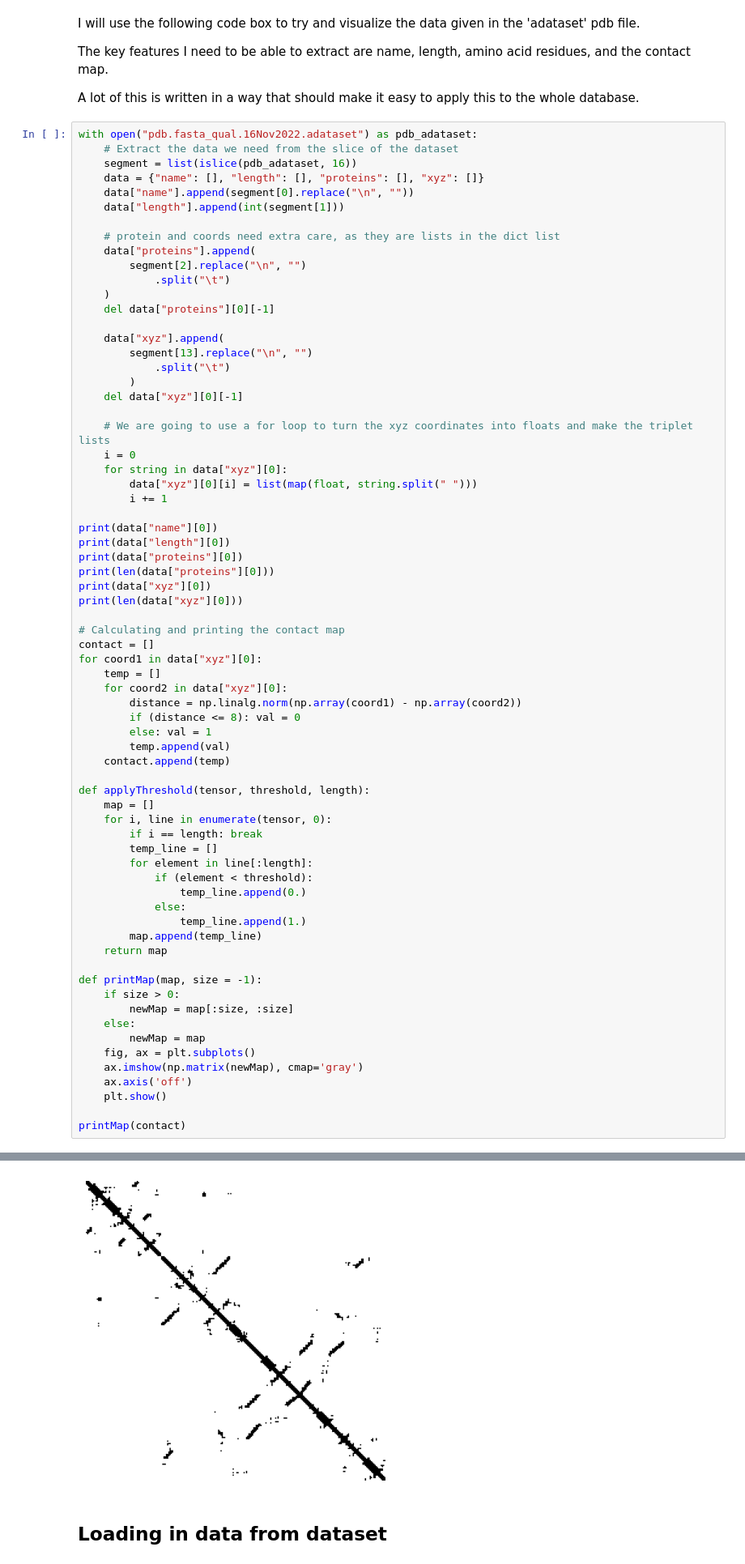
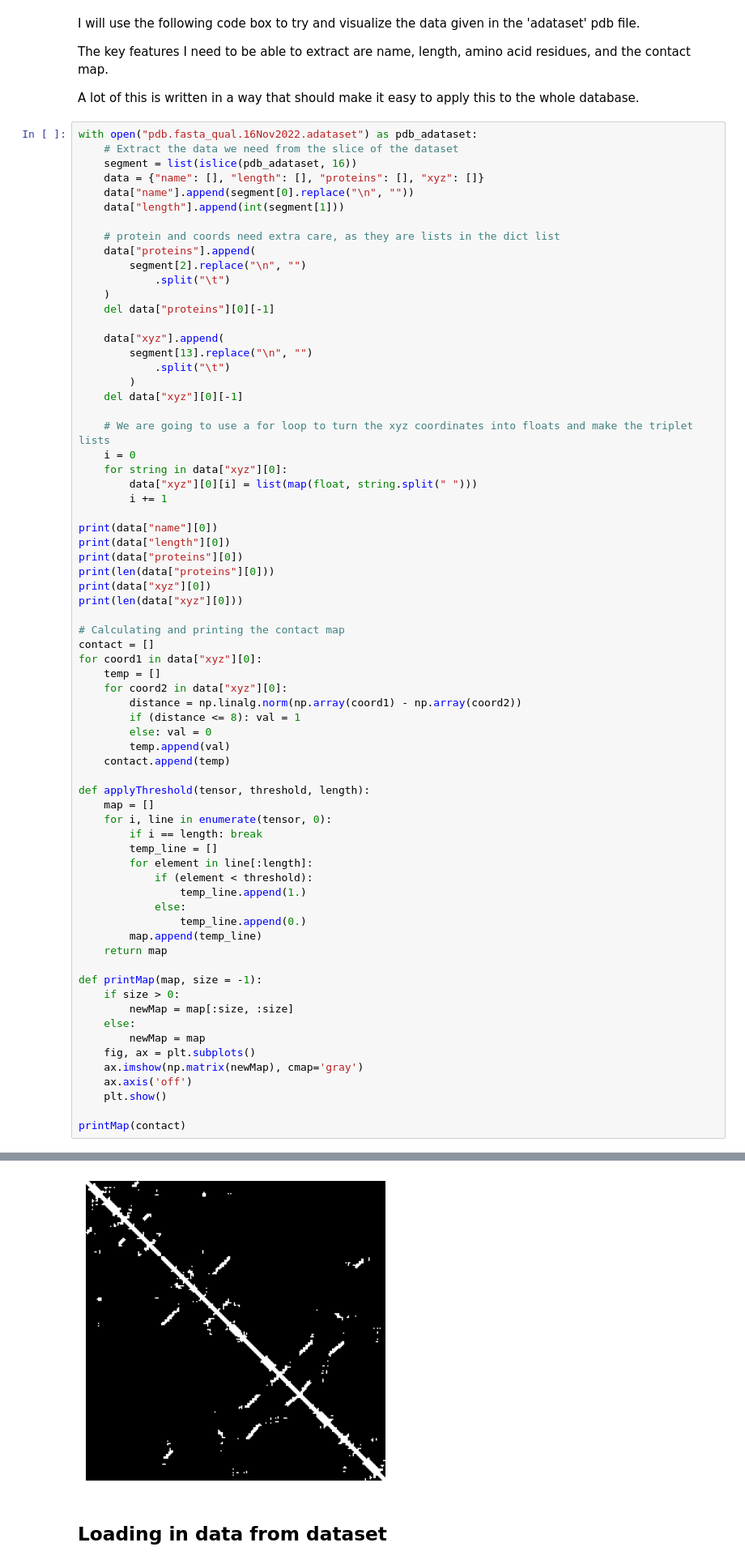
Before and after one commit to therakisback/ProteinFolding, a Jupyter notebook: ImplementationTesting.ipynb, the cells around one changed output, grey strips where cells are left out. Shown at 81% size. Cells and saved outputs as stored; diff of their text form.

```diff
--- a/ImplementationTesting.ipynb
+++ b/ImplementationTesting.ipynb
@@ -78,43 +78,43 @@ for coord1 in data["xyz"][0]:
     temp = []
     for coord2 in data["xyz"][0]:
         distance = np.linalg.norm(np.array(coord1) - np.array(coord2))
-        if (distance <= 8): val = 0
-        else: val = 1
+        if (distance <= 8): val = 1
+        else: val = 0
         temp.append(val)
     contact.append(temp)
 
 def applyThreshold(tensor, threshold, length):
     map = []
     for i, line in enumerate(tensor, 0):
         if i == length: break
         temp_line = []
         for element in line[:length]:
             if (element < threshold):
+                temp_line.append(1.)
+            else:
                 temp_line.append(0.)
-            else:
-                temp_line.append(1.)
         map.append(temp_line)
     return map
 
 def printMap(map, size = -1):
     if size > 0:
         newMap = map[:size, :size]
     else:
         newMap = map
     fig, ax = plt.subplots()
     ax.imshow(np.matrix(newMap), cmap='gray')
     ax.axis('off')
     plt.show()
 
 printMap(contact)
 # %% [output]
 4LGTD
 247
 ['M', 'S', 'E', 'K', 'L', 'Q', 'K', 'V', 'L', 'A', 'R', 'A', 'G', 'H', 'G', 'S', 'R', 'R', 'E', 'I', 'E', 'S', 'I', 'I', 'E', 'A', 'G', 'R', 'V', 'S', 'V', 'D', 'G', 'K', 'I', 'A', 'K', 'L', 'G', 'D', ...
 247
 [[-34.3, -28.9, 16.3], [-33.0, -26.8, 13.4], [-29.4, -25.4, 13.3], [-27.9, -22.6, 11.2], [-26.9, -24.1, 7.8], [-23.3, -22.9, 8.2], [-23.0, -24.7, 11.5], [-24.1, -27.9, 9.9], [-21.8, -27.7, 6.9], [-18. ...
 247
-[figure, old version]
+[figure, new version]
 # %% [markdown]
 ## Loading in data from dataset
 # %% [markdown]
```
Also changed, not shown: parts of 16 cells of this notebook, 2 other files.
